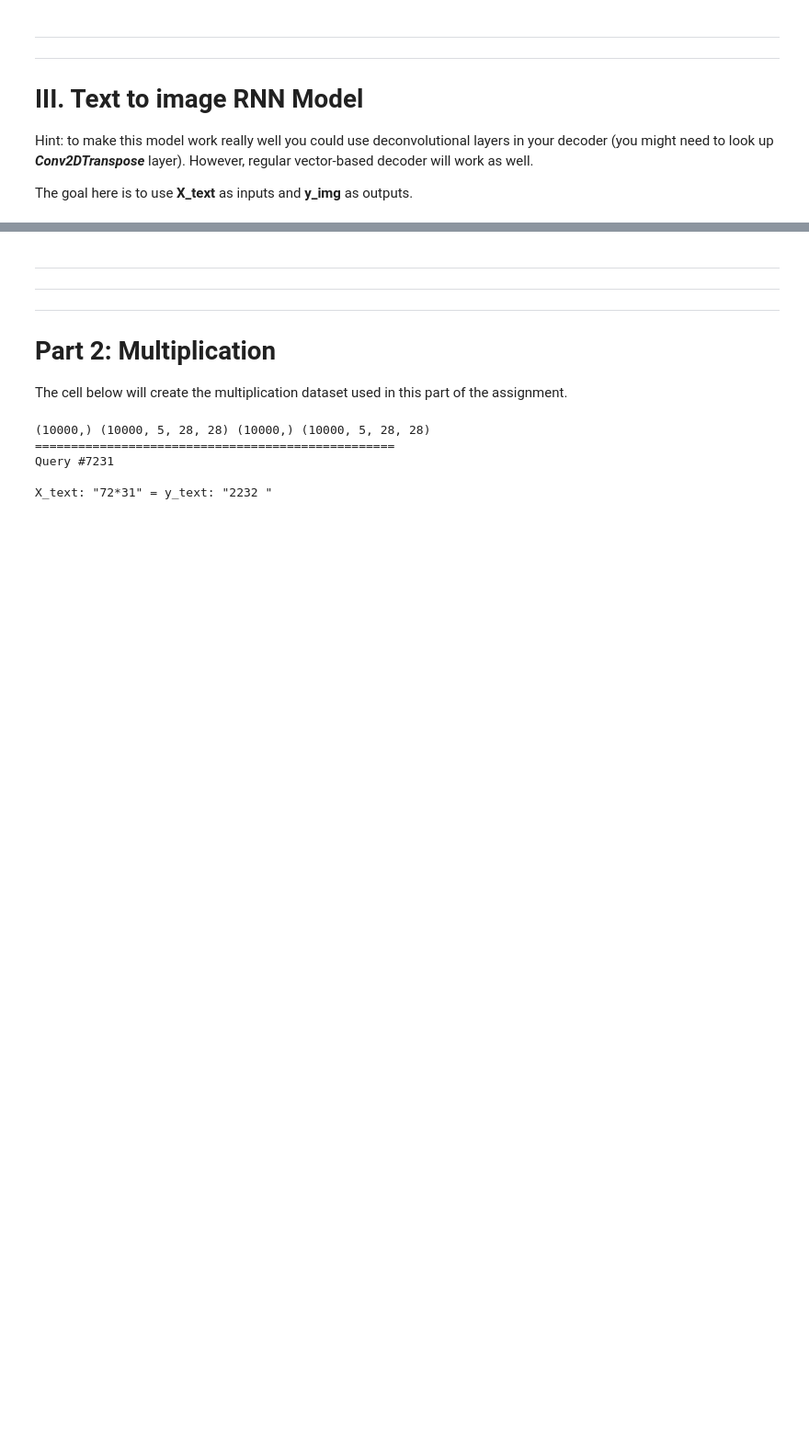
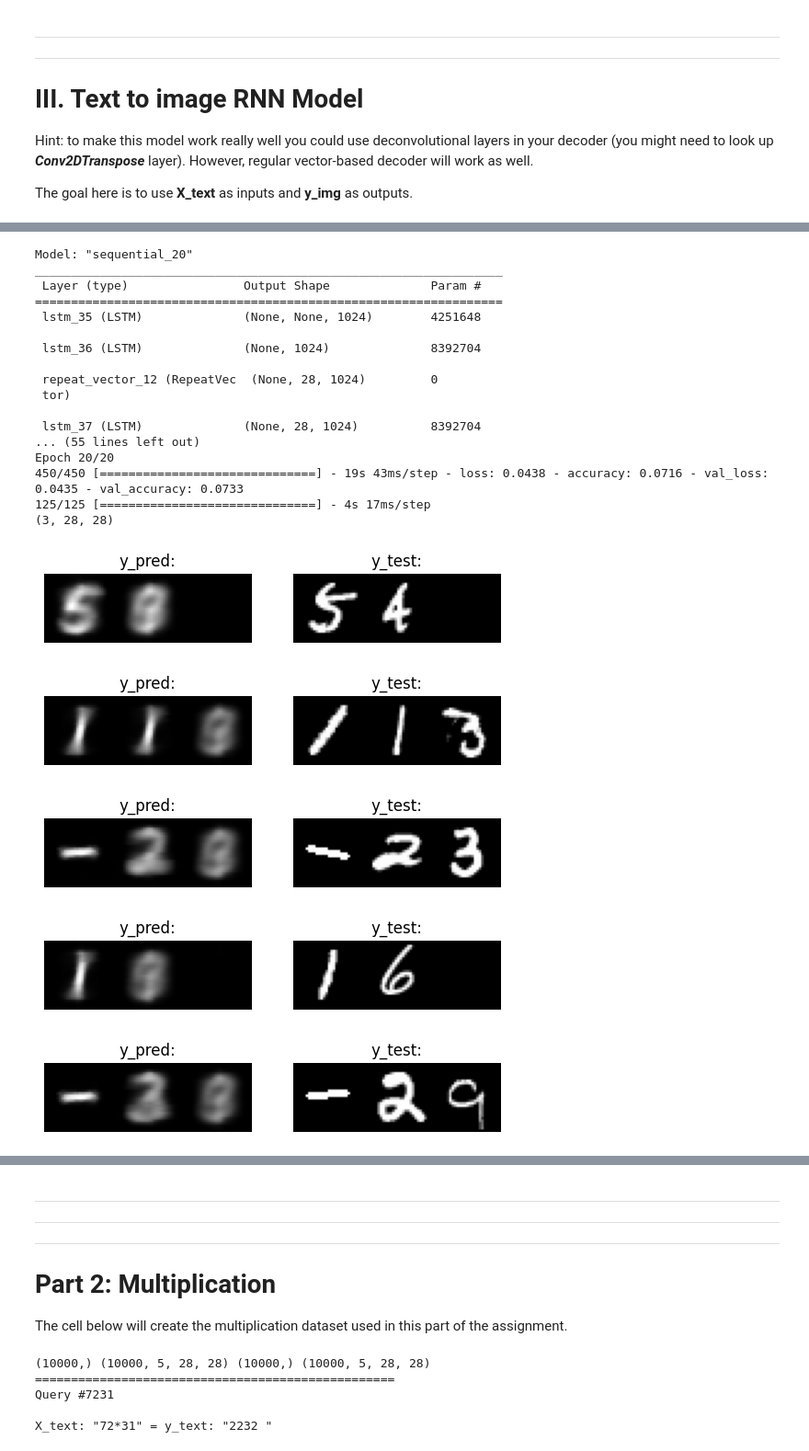
Before and after one commit to Spijkerberg/IDL-A2, a Jupyter notebook: individual_solns/A2_menno_tim.ipynb, the cells around one changed output, grey strips where cells are left out. Shown at 92% size. Saved outputs shown, nothing was run; the diff lists cells and outputs as text; code cells hidden in the pictures; blank space fills up the shorter version.

```diff
--- a/individual_solns/A2_menno_tim.ipynb
+++ b/individual_solns/A2_menno_tim.ipynb
@@ -1157,3 +1203,59 @@ for i in range(5):
     plt.title('ytest')
     plt.imshow(np.hstack(y_test[i]), cmap='gray')
     plt.show()
+# %%
+fit_kwargs = {
+        'batch_size': 32,
+        'validation_split': 0.1,
+        'epochs': 20,
+        }
+
+metrics = ['accuracy']
+
+train_score = [np.nan]*(len(metrics)+1)
+test_score = [np.nan]*(len(metrics)+1)
+inputs = X_text_onehot
+outputs = y_img
+
+with strategy.scope():
+    model = build_text2img_model(arch=4,num_encode_layers = 2, num_decode_layers = 1,show_summary=True)
+    model.fit(X_train, y_train, **fit_kwargs, verbose=1)
+    pred = model.predict(X_test) # approximation of y_test
+
+def display_sample_prediction(n):
+    labels = ['y_pred:', 'y_test:']
+    for j, data in enumerate([pred, y_test]):
+        plt.subplot(1,2,j+1)
+        # plt.set_figheight(15)
+        plt.axis('off')
+        plt.title(labels[j])
+        plt.imshow(np.hstack(data[n]), cmap='gray')
+    plt.show()
+
+# data = [pred,y_test]
+print(pred[0].shape)
+for i in range(5):
+  display_sample_prediction(i)
+# %% [output]
+Model: "sequential_20"
+_________________________________________________________________
+ Layer (type)                Output Shape              Param #
+=================================================================
+ lstm_35 (LSTM)              (None, None, 1024)        4251648
+
+ lstm_36 (LSTM)              (None, 1024)              8392704
+
+ repeat_vector_12 (RepeatVec  (None, 28, 1024)         0
+ tor)
+
+ lstm_37 (LSTM)              (None, 28, 1024)          8392704
+... (55 lines left out)
+Epoch 20/20
+450/450 [==============================] - 19s 43ms/step - loss: 0.0438 - accuracy: 0.0716 - val_loss: 0.0435 - val_accuracy: 0.0733
+125/125 [==============================] - 4s 17ms/step
+(3, 28, 28)
+[figure, added]
+[figure, added]
+[figure, added]
+[figure, added]
+[figure, added]
```
Also changed, not shown: parts of 13 cells of this notebook.
